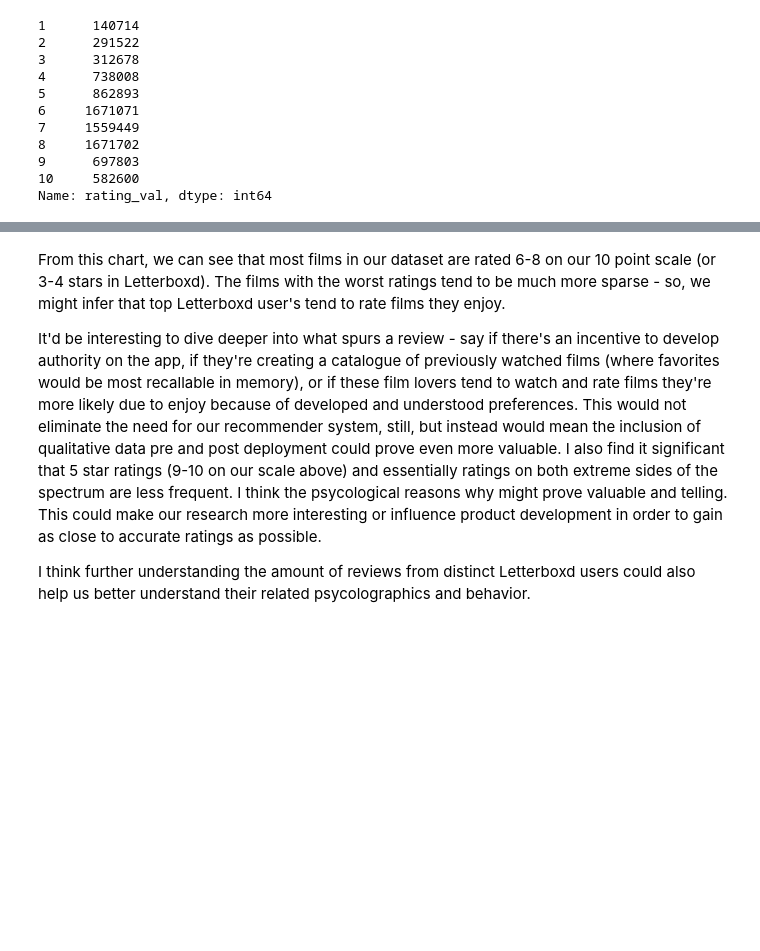
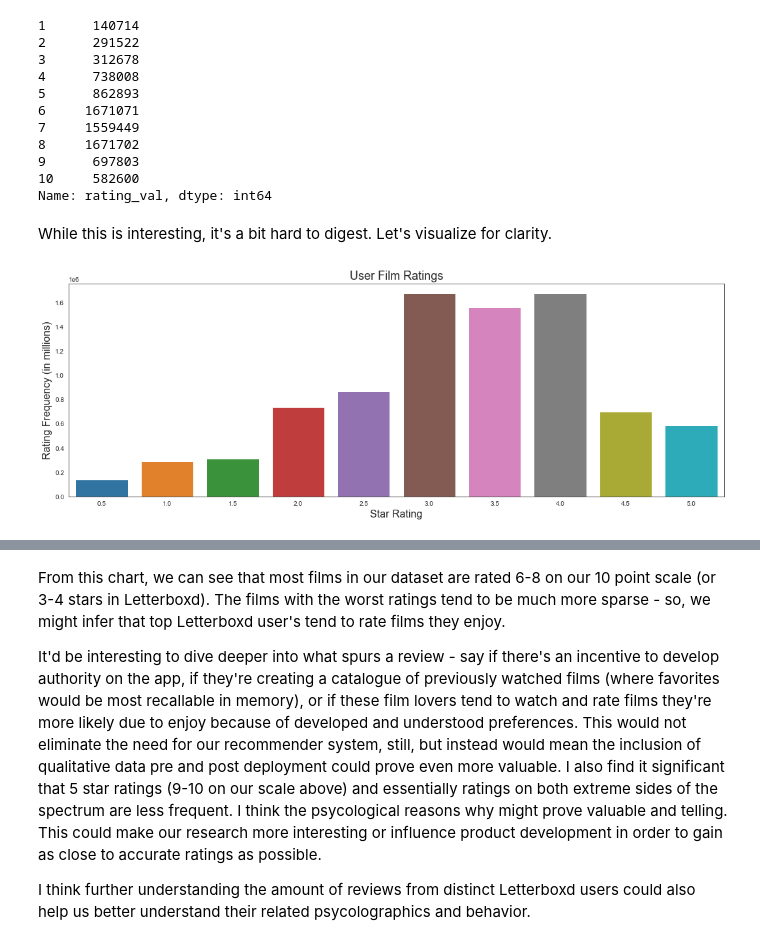
Before and after one commit to sierrafromcalifornia/Letterboxd-Recommender-Project, a Jupyter notebook: notebooks/exploratory.ipynb, the cells around one changed output, grey strips where cells are left out. Saved outputs shown, nothing was run; the diff lists cells and outputs as text; code cells hidden in the pictures; blank space fills up the shorter version.

```diff
--- a/notebooks/exploratory.ipynb
+++ b/notebooks/exploratory.ipynb
@@ -363,7 +376,26 @@ df_mer['rating_val'].value_counts().sort_index()
 9      697803
 10     582600
 Name: rating_val, dtype: int64
+# %% [markdown]
+While this is interesting, it's a bit hard to digest. Let's visualize for clarity.
 # %%
 # map our ten point scale to reflect stars in app
 
 df_vis['stars'] = df_vis['rating_val'].map({1: 0.5, 2: 1, 3: 1.5, 4: 2, 5: 2.5, 6: 3, 7: 3.5, 8: 4, 9: 4.5, 10: 5})
+# %%
+# set our style
+#sns.set_style("white")
+
+# determine our figure size
+f = plt.figure(figsize=(18, 6))
+
+# plot and label our axes
+ax = sns.countplot(data=df_vis, x=df_vis['stars'], orient="v")
+ax.set_title('User Film Ratings')
+kws = dict(fontsize=16, fontweight='light')
+kws2 = dict(fontsize=18, fontweight='normal')
+ax.set_xlabel("Star Rating", fontdict=kws)
+ax.set_ylabel("Rating Frequency (in millions)", fontdict=kws)
+ax.set_title('User Film Ratings', fontdict=kws2);
+# %% [output]
+[figure, added]
```
Also changed, not shown: parts of 33 cells of this notebook, 8 other files.
